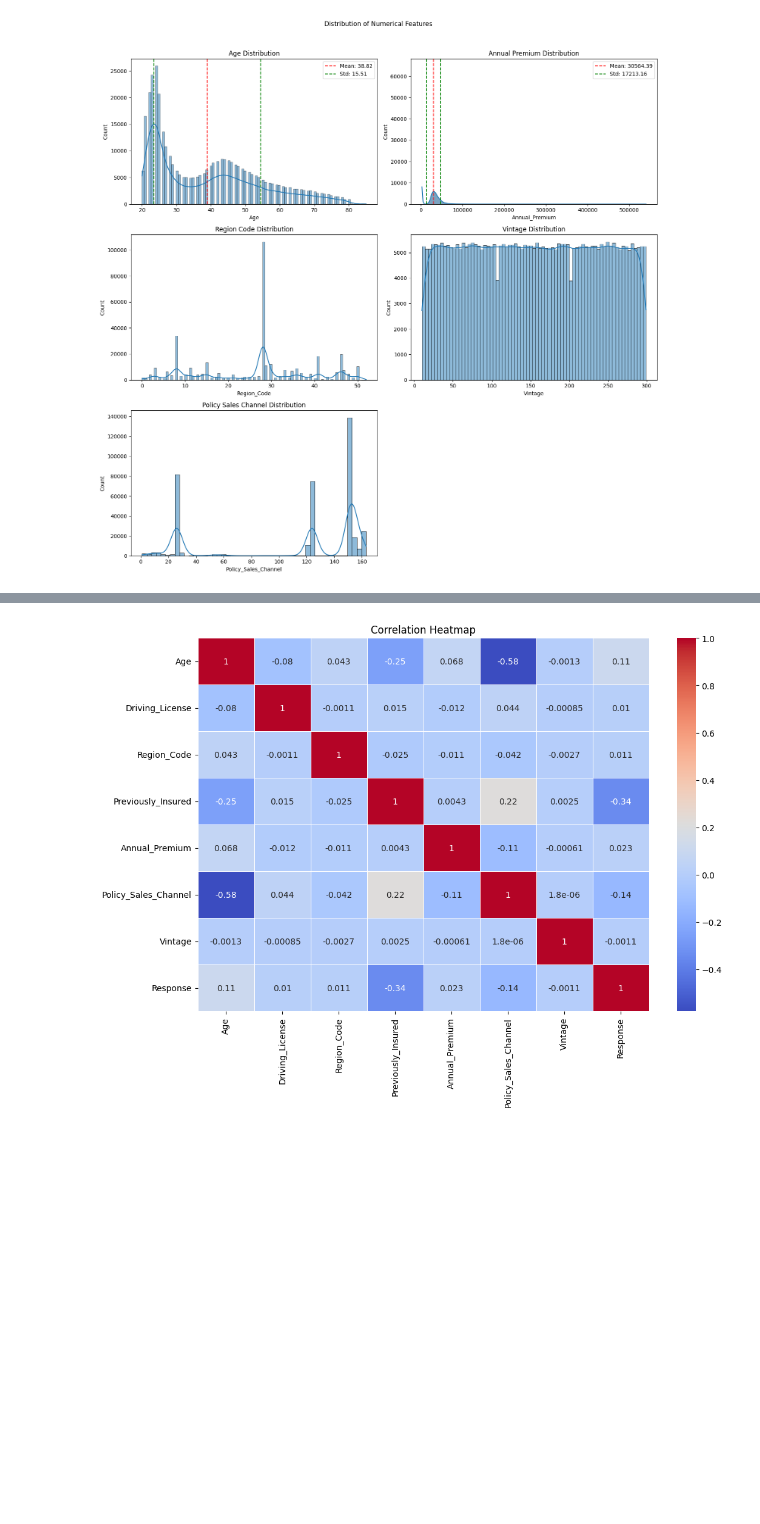
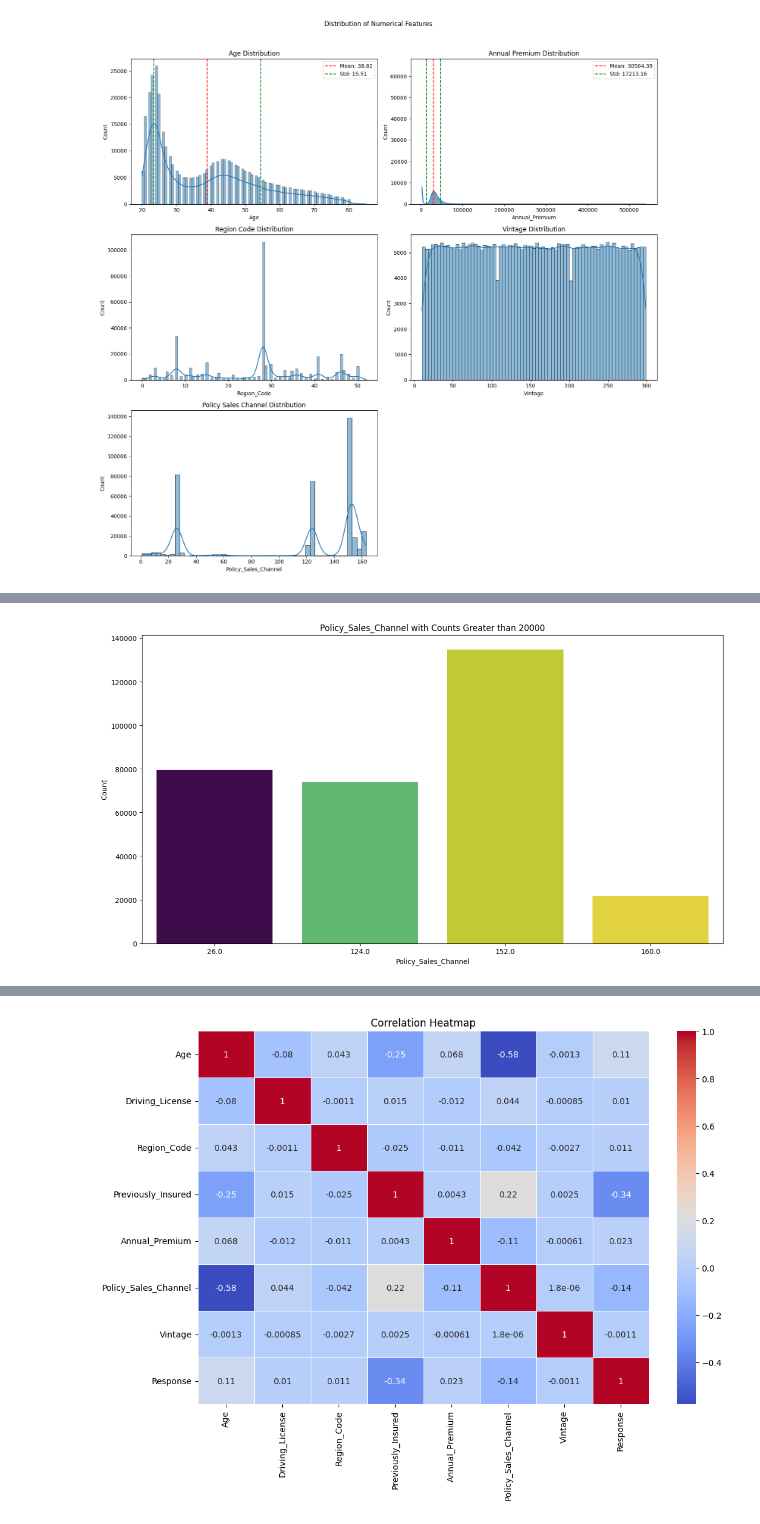
Before and after one commit to Silvano315/Health-Insurance-Prediction, a Jupyter notebook: EDA.ipynb, the cells around one changed output, grey strips where cells are left out. Drawn from its saved outputs; the diff is of its cells as text; code cells hidden in the pictures; blank space fills up the shorter version.

```diff
--- a/EDA.ipynb
+++ b/EDA.ipynb
@@ -131,0 +148,6 @@ Passing `palette` without assigning `hue` is deprecated and will be removed in v
+# %%
+# Count the occurrences of each policy sales channel
+
+filter_and_plot_feature(df_train, 'Policy_Sales_Channel', 20000)
+# %% [output]
+[figure, added]
```
Also changed, not shown: parts of 9 cells of this notebook, 1 other file.
